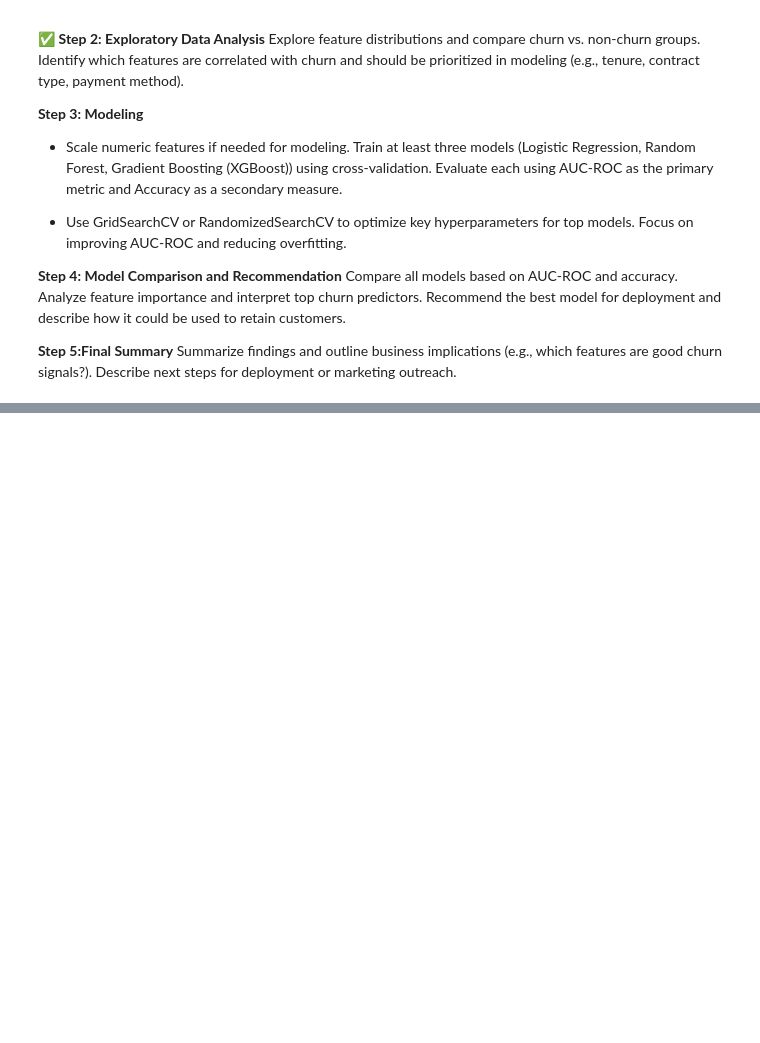
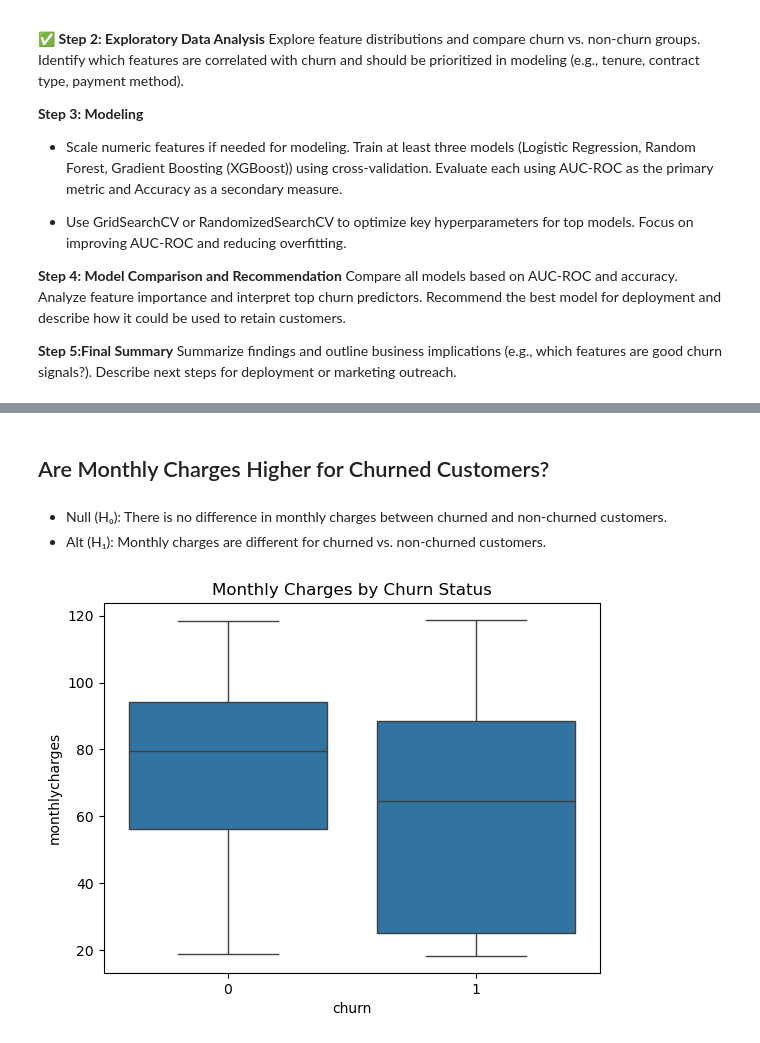
Before and after one commit to littleteapot3/customer-churn-ml-model, a Jupyter notebook: fp_eda_and_analysis.ipynb, the cells around one changed output, grey strips where cells are left out. Saved outputs shown, nothing was run; the diff lists cells and outputs as text; code cells hidden in the pictures; blank space fills up the shorter version.

Commit message:
Completed SDA
Completed the SDA, saved the dataset for modeling, started a new notebook for modeling churn

```diff
--- a/fp_notebook.ipynb
+++ b/fp_eda_and_analysis.ipynb
@@ -1060,0 +1116,12 @@ Summarize findings and outline business implications (e.g., which features are g
+# %% [markdown]
+## Are Monthly Charges Higher for Churned Customers?
+# %% [markdown]
+- Null (H₀): There is no difference in monthly charges between churned and non-churned customers.
+- Alt (H₁): Monthly charges are different for churned vs. non-churned customers.
+# %%
+# Plot
+sns.boxplot(x='churn', y='monthlycharges', data=df_encoded)
+plt.title('Monthly Charges by Churn Status')
+plt.show()
+# %% [output]
+[figure, added]
```
Also changed, not shown: parts of 24 cells of this notebook.
